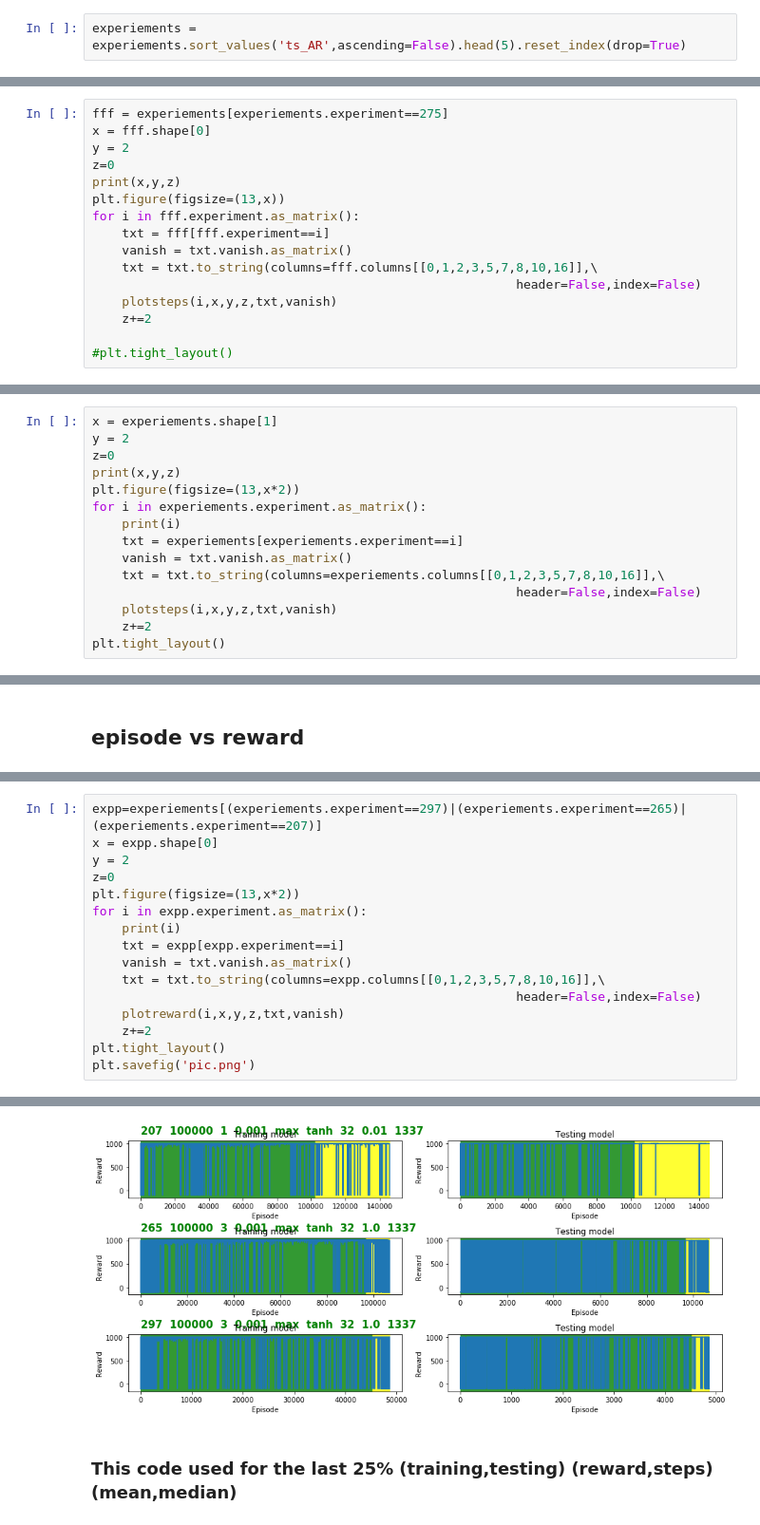
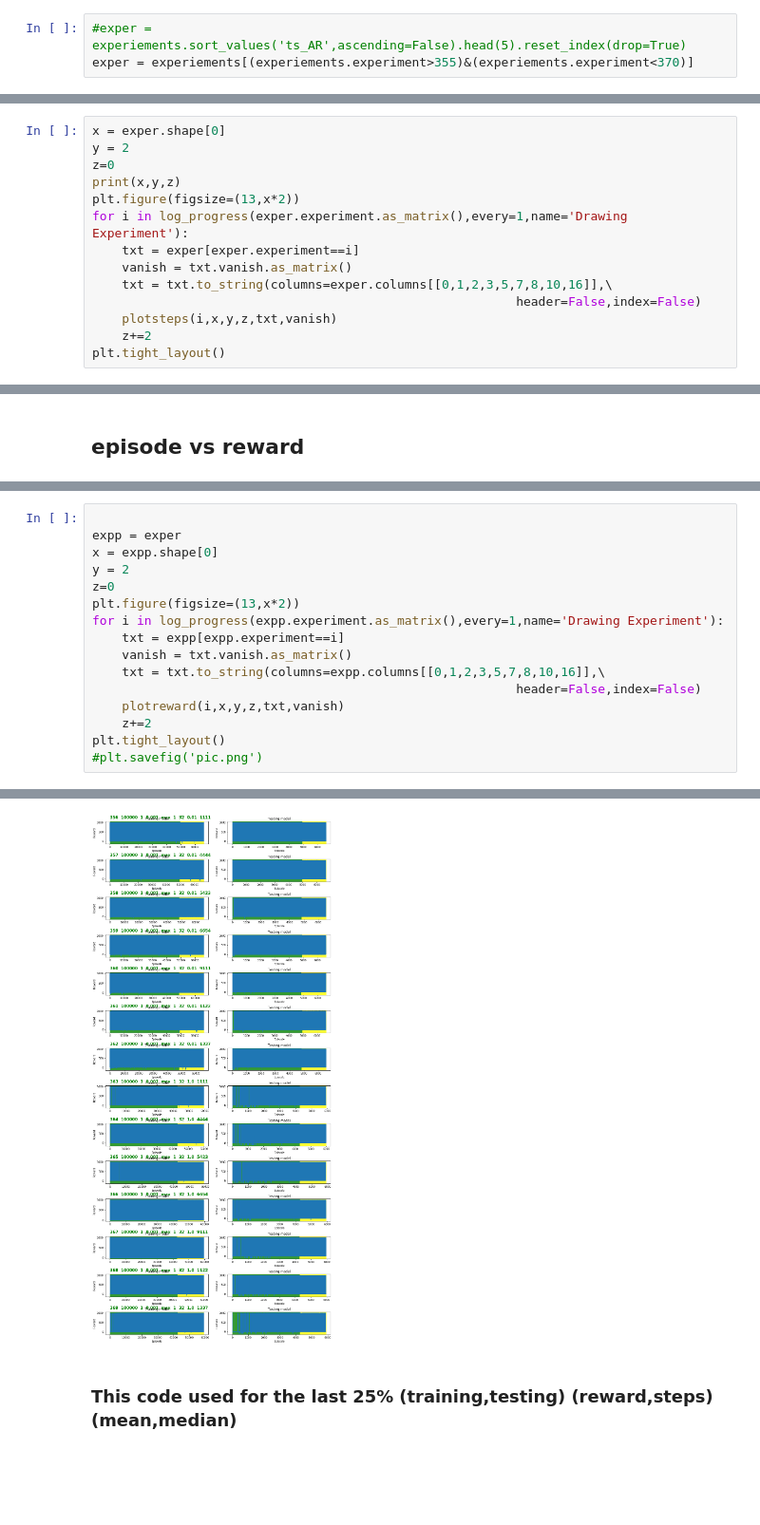
Before and after one commit to aqeel13932/APES_PT, a Jupyter notebook: output/Analysis.ipynb, the cells around one changed output, grey strips where cells are left out. Shown at 95% size. Drawn from its saved outputs; the diff is of its cells as text; blank space fills up the shorter version.

Commit message:
latest experiments

```diff
--- a/output/Analysis.ipynb
+++ b/output/Analysis.ipynb
@@ -142,4 +218,5 @@ experiements[experiements.tr_count==experiements.tr_count.max()]
 |  | experiment | reply_size | layers | tau | optimizer | advantage | max_steps | activation | batch_size | ... |
 | 201 | 207 | 100000 | 1 | 0.001 | 0 | max | 1000 | 1 | 32 | ... |
 # %%
-experiements = experiements.sort_values('ts_AR',ascending=False).head(5).reset_index(drop=True)
+#exper = experiements.sort_values('ts_AR',ascending=False).head(5).reset_index(drop=True)
+exper = experiements[(experiements.experiment>355)&(experiements.experiment<370)]
@@ -152,17 +223,15 @@ exp
 # %%
-fff = experiements[experiements.experiment==275]
-x = fff.shape[0]
+x = exper.shape[0]
 y = 2
 z=0
 print(x,y,z)
-plt.figure(figsize=(13,x))
-for i in fff.experiment.as_matrix():
-    txt = fff[fff.experiment==i]
+plt.figure(figsize=(13,x*2))
+for i in log_progress(exper.experiment.as_matrix(),every=1,name='Drawing Experiment'):
+    txt = exper[exper.experiment==i]
     vanish = txt.vanish.as_matrix()
-    txt = txt.to_string(columns=fff.columns[[0,1,2,3,5,7,8,10,16]],\
+    txt = txt.to_string(columns=exper.columns[[0,1,2,3,5,7,8,10,16]],\
                                                          header=False,index=False)
     plotsteps(i,x,y,z,txt,vanish)
     z+=2
-
-#plt.tight_layout()
+plt.tight_layout()
 # %% [output]
@@ -171,15 +239,0 @@ for i in fff.experiment.as_matrix():
-# %%
-x = experiements.shape[1]
-y = 2
-z=0
-print(x,y,z)
-plt.figure(figsize=(13,x*2))
-for i in experiements.experiment.as_matrix():
-    print(i)
-    txt = experiements[experiements.experiment==i]
-    vanish = txt.vanish.as_matrix()
-    txt = txt.to_string(columns=experiements.columns[[0,1,2,3,5,7,8,10,16]],\
-                                                         header=False,index=False)
-    plotsteps(i,x,y,z,txt,vanish)
-    z+=2
-plt.tight_layout()
@@ -203,13 +249,13 @@ experiements.head()
 | 3 | 4 | 100000 | 1 | 0.001 | adam | naive | 1000 | tanh | 10 | ... |
 | 4 | 5 | 100000 | 1 | 0.001 | adam | avg | 1000 | relu | 10 | ... |
 # %%
-expp=experiements[(experiements.experiment==297)|(experiements.experiment==265)|(experiements.experiment==207)]
+
+expp = exper
 x = expp.shape[0]
 y = 2
 z=0
 plt.figure(figsize=(13,x*2))
-for i in expp.experiment.as_matrix():
-    print(i)
+for i in log_progress(expp.experiment.as_matrix(),every=1,name='Drawing Experiment'):
     txt = expp[expp.experiment==i]
     vanish = txt.vanish.as_matrix()
     txt = txt.to_string(columns=expp.columns[[0,1,2,3,5,7,8,10,16]],\
@@ -217,5 +263,5 @@ for i in expp.experiment.as_matrix():
     plotreward(i,x,y,z,txt,vanish)
     z+=2
 plt.tight_layout()
-plt.savefig('pic.png')
+#plt.savefig('pic.png')
 # %% [output]
@@ -228,4 +268,4 @@ plt.savefig('pic.png')
-[figure, old version]
+[figure, new version]
 # %% [markdown]
 ### This code used for the last 25% (training,testing) (reward,steps) (mean,median)
 # %%
```
Also changed, not shown: parts of 19 cells of this notebook.
